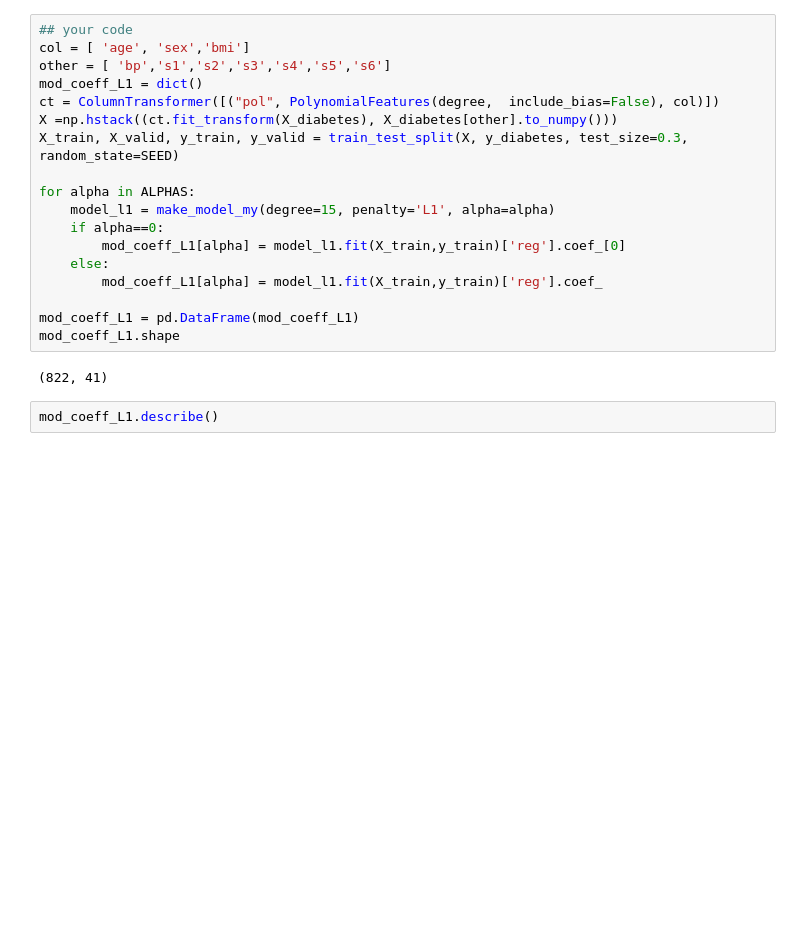
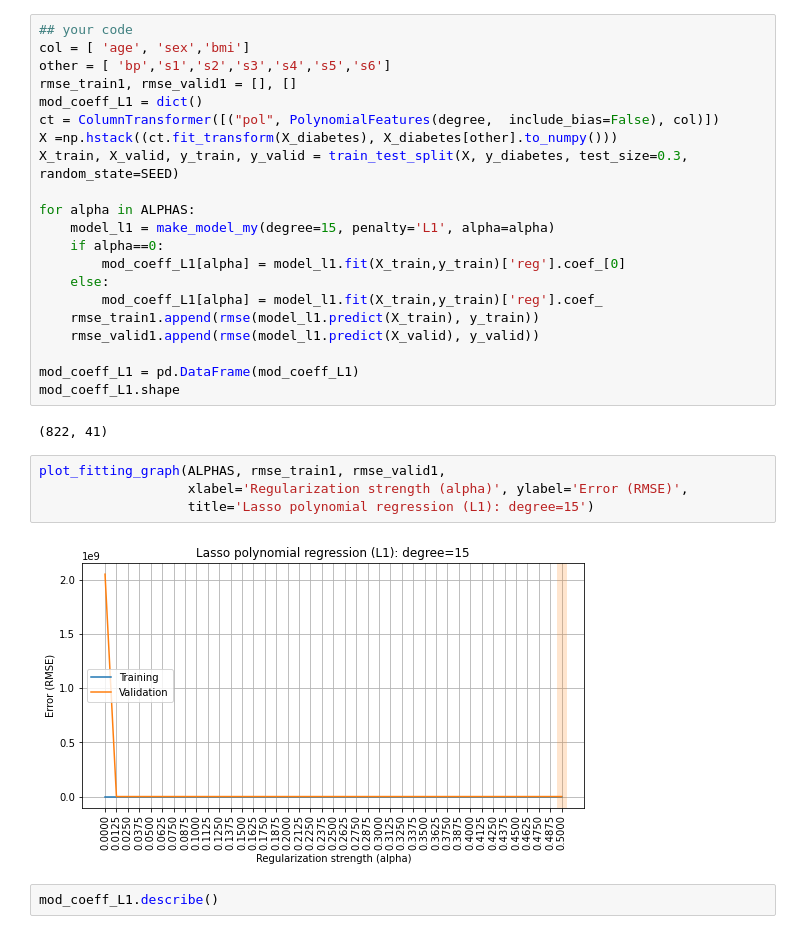
Before and after one commit to NataLobster/ml_intro_1, a Jupyter notebook: overfitting_regularization.ipynb, the cells around one changed output. Saved outputs shown, nothing was run; the diff lists cells and outputs as text; blank space fills up the shorter version.

```diff
--- a/overfitting_regularization.ipynb
+++ b/overfitting_regularization.ipynb
@@ -524,6 +540,7 @@ from sklearn.metrics import (
 ## your code
 col = [ 'age', 'sex','bmi']
 other = [ 'bp','s1','s2','s3','s4','s5','s6']
+rmse_train1, rmse_valid1 = [], []
 mod_coeff_L1 = dict()
 ct = ColumnTransformer([("pol", PolynomialFeatures(degree,  include_bias=False), col)])
 X =np.hstack((ct.fit_transform(X_diabetes), X_diabetes[other].to_numpy()))
@@ -535,11 +552,19 @@ for alpha in ALPHAS:
         mod_coeff_L1[alpha] = model_l1.fit(X_train,y_train)['reg'].coef_[0]
     else:
         mod_coeff_L1[alpha] = model_l1.fit(X_train,y_train)['reg'].coef_
+    rmse_train1.append(rmse(model_l1.predict(X_train), y_train))
+    rmse_valid1.append(rmse(model_l1.predict(X_valid), y_valid))
 
 mod_coeff_L1 = pd.DataFrame(mod_coeff_L1)
 mod_coeff_L1.shape
 # %% [output]
 (822, 41)
+# %%
+plot_fitting_graph(ALPHAS, rmse_train1, rmse_valid1,
+                   xlabel='Regularization strength (alpha)', ylabel='Error (RMSE)',
+                   title='Lasso polynomial regression (L1): degree=15')
+# %% [output]
+[figure, added]
 # %%
 mod_coeff_L1.describe()
 # %% [output]
```
Also changed, not shown: parts of 12 cells of this notebook.
